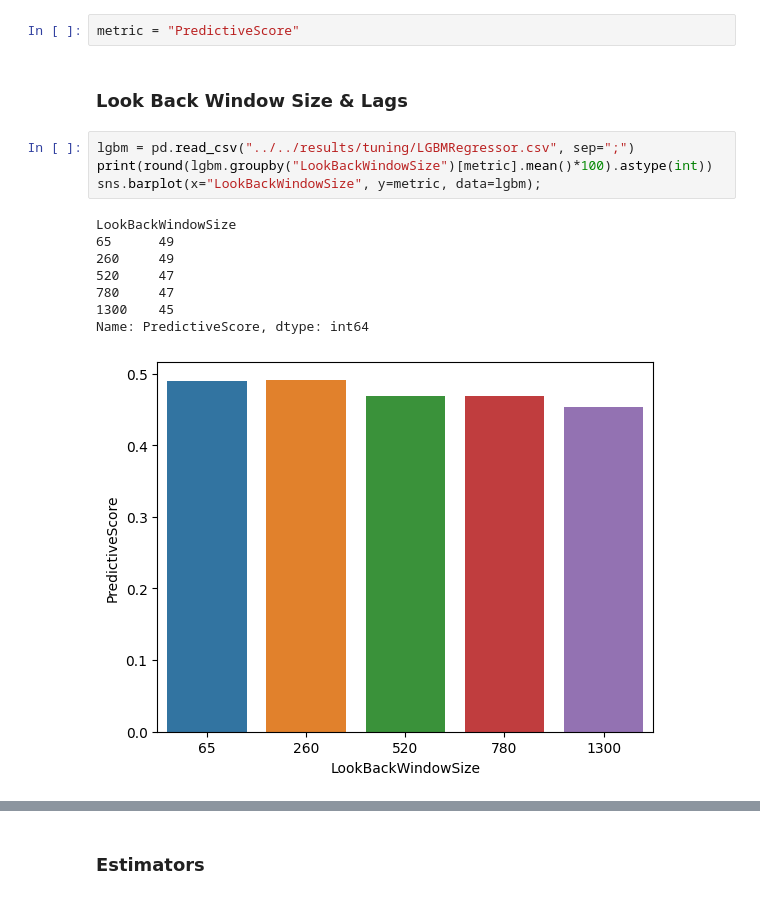
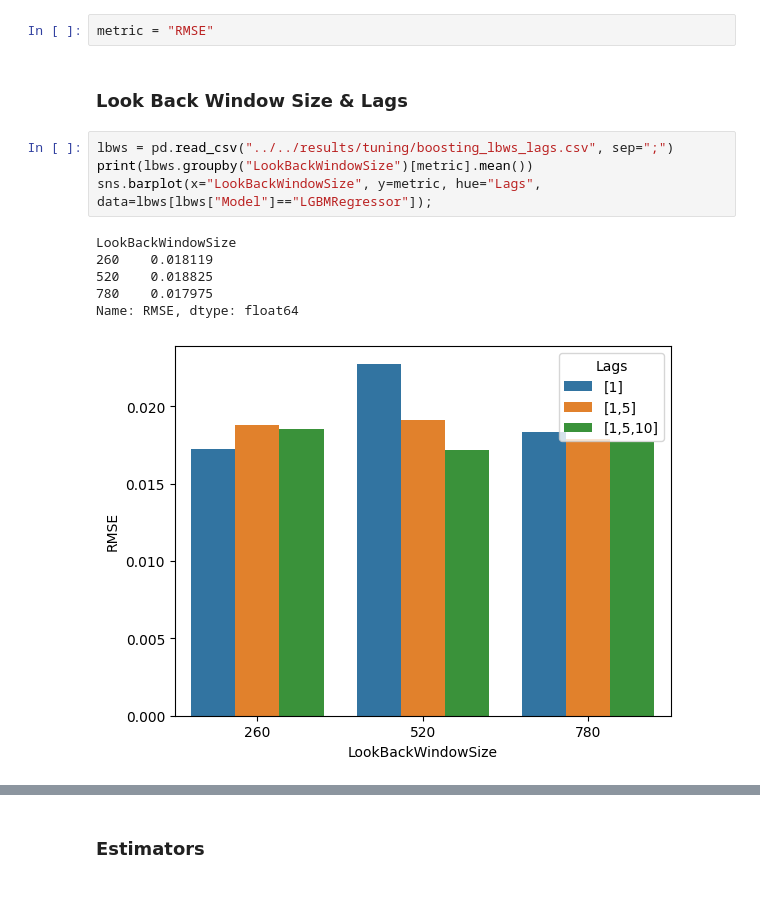
Before and after one commit to domreichl/trading-ml, a Jupyter notebook: notebooks/tuning/hypertuning_boosting.ipynb, the cells around one changed output, grey strips where cells are left out. Saved outputs shown, nothing was run; the diff lists cells and outputs as text.

```diff
--- a/notebooks/tuning/hypertuning_boosting.ipynb
+++ b/notebooks/tuning/hypertuning_boosting.ipynb
@@ -6,19 +6,17 @@ import seaborn as sns
 # %% [markdown]
 ## LGBMRegressor & XGBRegressor
 # %%
-metric = "PredictiveScore"
+metric = "RMSE"
 # %% [markdown]
 ### Look Back Window Size & Lags
 # %%
-lgbm = pd.read_csv("../../results/tuning/LGBMRegressor.csv", sep=";")
-print(round(lgbm.groupby("LookBackWindowSize")[metric].mean()*100).astype(int))
-sns.barplot(x="LookBackWindowSize", y=metric, data=lgbm);
+lbws = pd.read_csv("../../results/tuning/boosting_lbws_lags.csv", sep=";")
+print(lbws.groupby("LookBackWindowSize")[metric].mean())
+sns.barplot(x="LookBackWindowSize", y=metric, hue="Lags", data=lbws[lbws["Model"]=="LGBMRegressor"]);
 # %% [output]
 LookBackWindowSize
-65      49
-260     49
-520     47
-780     47
-1300    45
-Name: PredictiveScore, dtype: int64
+260    0.018119
+520    0.018825
+780    0.017975
+Name: RMSE, dtype: float64
-[figure, old version]
+[figure, new version]
```
Also changed, not shown: parts of 11 cells of this notebook, 9 other files.
